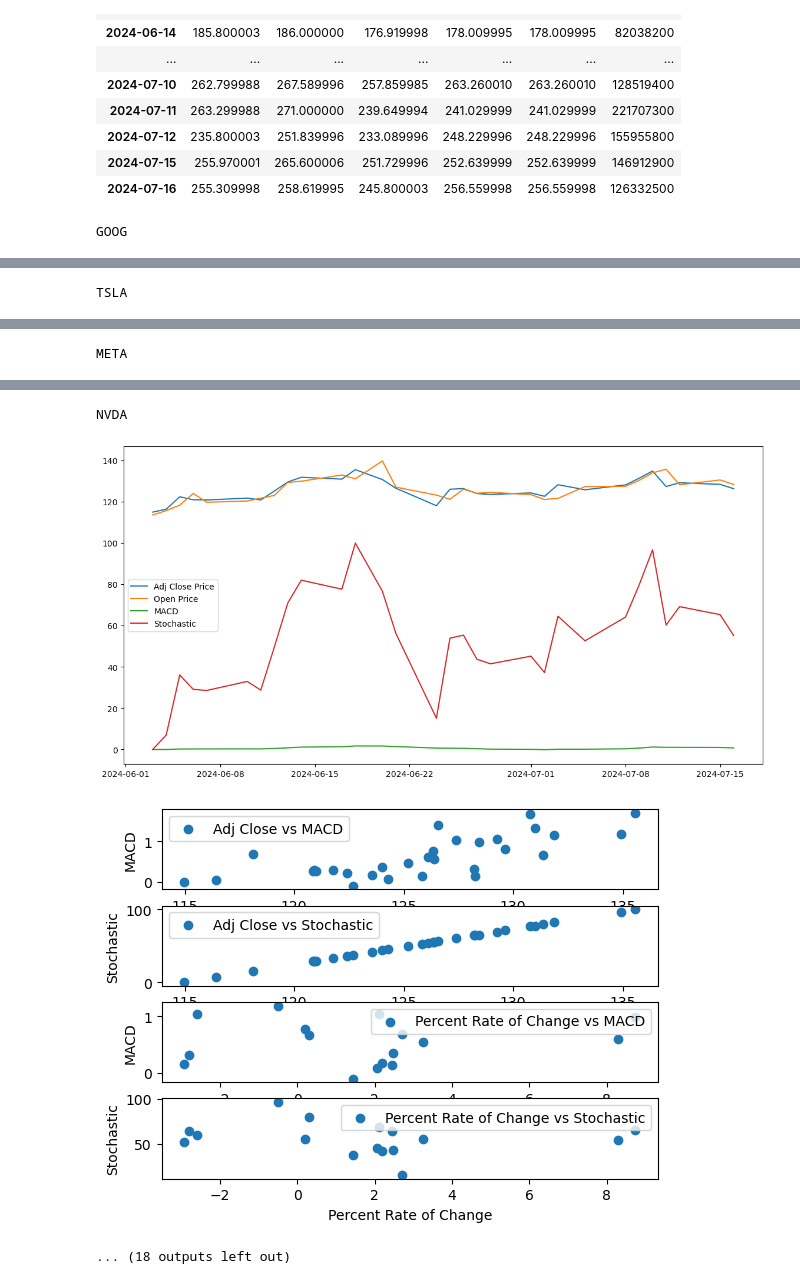
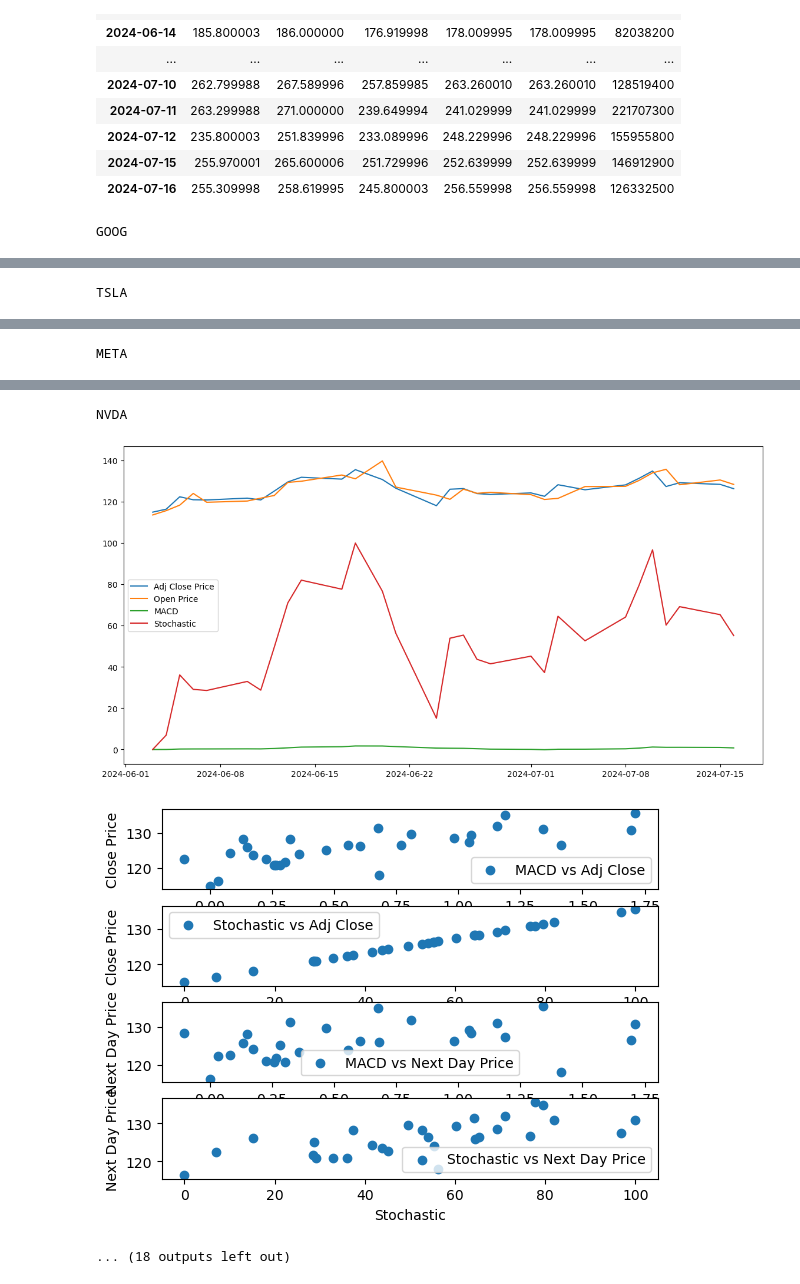
Before and after one commit to celloii/Market_Prediction, a Jupyter notebook: FeatureTesting.ipynb, the cells around one changed output, grey strips where cells are left out. Saved outputs shown, nothing was run; the diff lists cells and outputs as text; code cells hidden in the pictures.

Commit message:
comparing macd/stochastic to next day price

```diff
--- a/FeatureTesting.ipynb
+++ b/FeatureTesting.ipynb
@@ -13,7 +13,8 @@ stock_data = {}
 # features_data = {}
 macd_data = {}
 stochastic_data = {}
-roc_data = {}
+# roc_data = {}
+next_day = {}
 
 def calculate_ROC(data,window):
     return data.pct_change(window)
@@ -75,7 +76,8 @@ for stock in tickers:
   high_value = stock_data[stock]['Adj Close'].max()
   # features_data[stock] = (stock_data[stock]['Adj Close'] - stock_data[stock]['Adj Close'].shift(1)) / stock_data[stock]['Adj Close'].shift(1) # percent difference
   stochastic_data[stock] = ((stock_data[stock]['Adj Close'] - low_value) / (high_value-low_value)) * 100 #stochastic line
-  roc_data[stock] = (calculate_ROC(stock_data[stock]['Adj Close'], window = 14)*100)
+  # roc_data[stock] = (calculate_ROC(stock_data[stock]['Adj Close'], window = 2)*100)
+  next_day[stock] = stock_data[stock]['Adj Close'].shift(-1)
   # percent_k[stock] = ((stock_data[stock]['Adj Close'] - low_value) / (high_value-low_value)) * 100
   # percent_d[stock] = percent_k[stock].rolling(window = 3).mean()
   # if(macd_data[stock]['2024-06-21'] > ema_9[stock]['2024-06-21']): # bullish crossover
@@ -93,33 +95,31 @@ for stock in tickers:
     plt.plot(stock_data[stock]['Open'], label='Open Price')
     plt.plot(macd_data[stock], label = 'MACD')
     plt.plot(stochastic_data[stock], label = 'Stochastic')
-    # plt.plot(percent_k[stock], label = '%K')
-    # plt.plot(percent_d[stock], label = '%D')
     plt.legend()
     plt.show()
 
     plt.subplot(4, 1, 1)
-    plt.scatter(stock_data[stock]['Adj Close'], macd_data[stock], label='Adj Close vs MACD')
-    plt.xlabel('Adj Close Price')
-    plt.ylabel('MACD')
+    plt.scatter(macd_data[stock], stock_data[stock]['Adj Close'], label='MACD vs Adj Close')
+    plt.xlabel('MACD')
+    plt.ylabel('Close Price')
     plt.legend()
 
     plt.subplot(4, 1, 2)
-    plt.scatter(stock_data[stock]['Adj Close'], stochastic_data[stock], label='Adj Close vs Stochastic')
-    plt.xlabel('Adj Close Price')
-    plt.ylabel('Stochastic')
+    plt.scatter(stochastic_data[stock], stock_data[stock]['Adj Close'], label='Stochastic vs Adj Close')
+    plt.xlabel('Stochastic')
+    plt.ylabel('Close Price')
     plt.legend()
 
     plt.subplot(4, 1, 3)
-    plt.scatter(roc_data[stock], macd_data[stock], label='Percent Rate of Change vs MACD')
-    plt.xlabel('Percent Rate of Change')
-    plt.ylabel('MACD')
+    plt.scatter(macd_data[stock], next_day[stock], label='MACD vs Next Day Price')
+    plt.xlabel('MACD')
+    plt.ylabel('Next Day Price')
     plt.legend()
 
     plt.subplot(4, 1, 4)
-    plt.scatter(roc_data[stock], stochastic_data[stock], label='Percent Rate of Change vs Stochastic')
-    plt.xlabel('Percent Rate of Change')
-    plt.ylabel('Stochastic')
+    plt.scatter(stochastic_data[stock], next_day[stock], label='Stochastic vs Next Day Price')
+    plt.xlabel('Stochastic')
+    plt.ylabel('Next Day Price')
     plt.legend()
 
     plt.show()
@@ -136,4 +136,4 @@ META
 NVDA
 [figure]
-[figure, old version]
+[figure, new version]
 ... (18 outputs left out)
```
Also changed, not shown: parts of 1 cell of this notebook.
